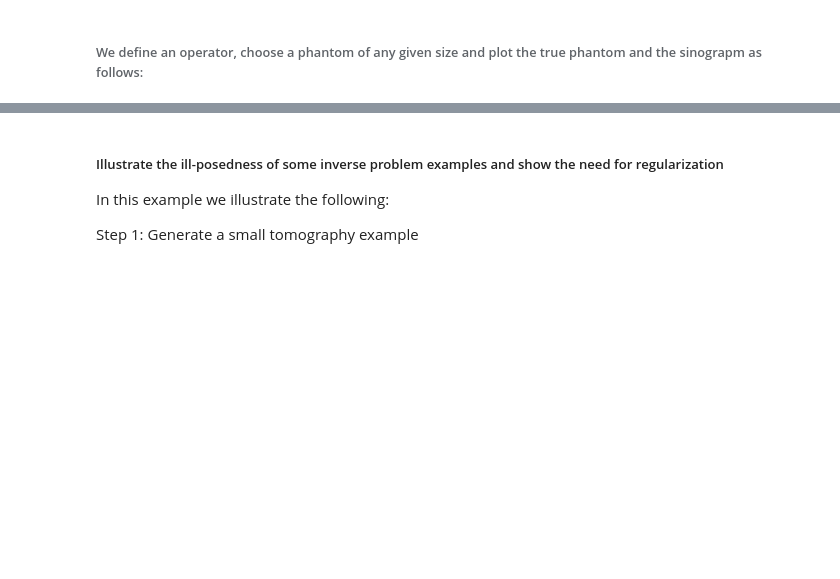
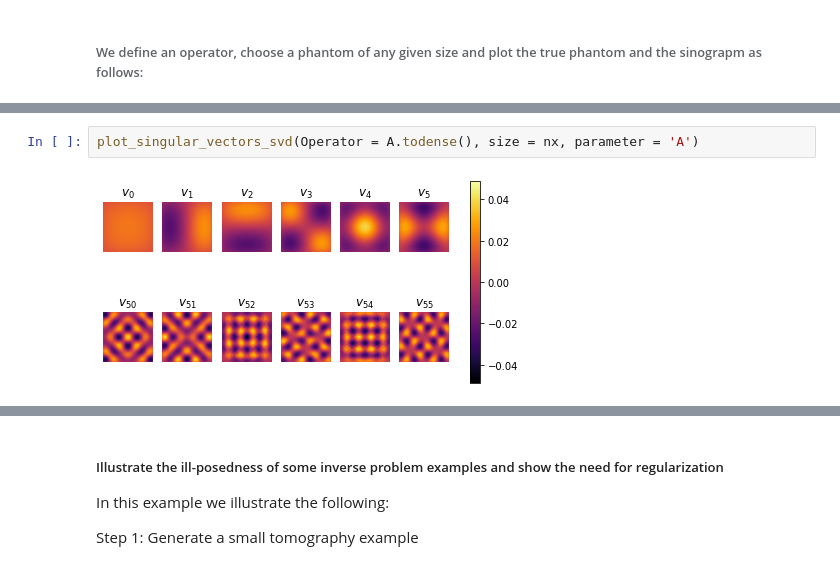
Before and after one commit to mpasha3/trips-py, a Jupyter notebook: demos/demo_ill-posedness_Tomo.ipynb, the cells around one changed output, grey strips where cells are left out. Cells and saved outputs as stored; diff of their text form; blank space fills up the shorter version.

```diff
--- a/demos/demo_ill-posedness_Tomo.ipynb
+++ b/demos/demo_ill-posedness_Tomo.ipynb
@@ -75,0 +94,4 @@ plt.subplot(1,3,3), plt.title('b'), plt.axis('off'), plt.imshow(x_true.reshape((
+# %%
+plot_singular_vectors_svd(Operator = A.todense(), size = nx, parameter = 'A')
+# %% [output]
+[figure, added]
```
Also changed, not shown: parts of 13 cells of this notebook.
